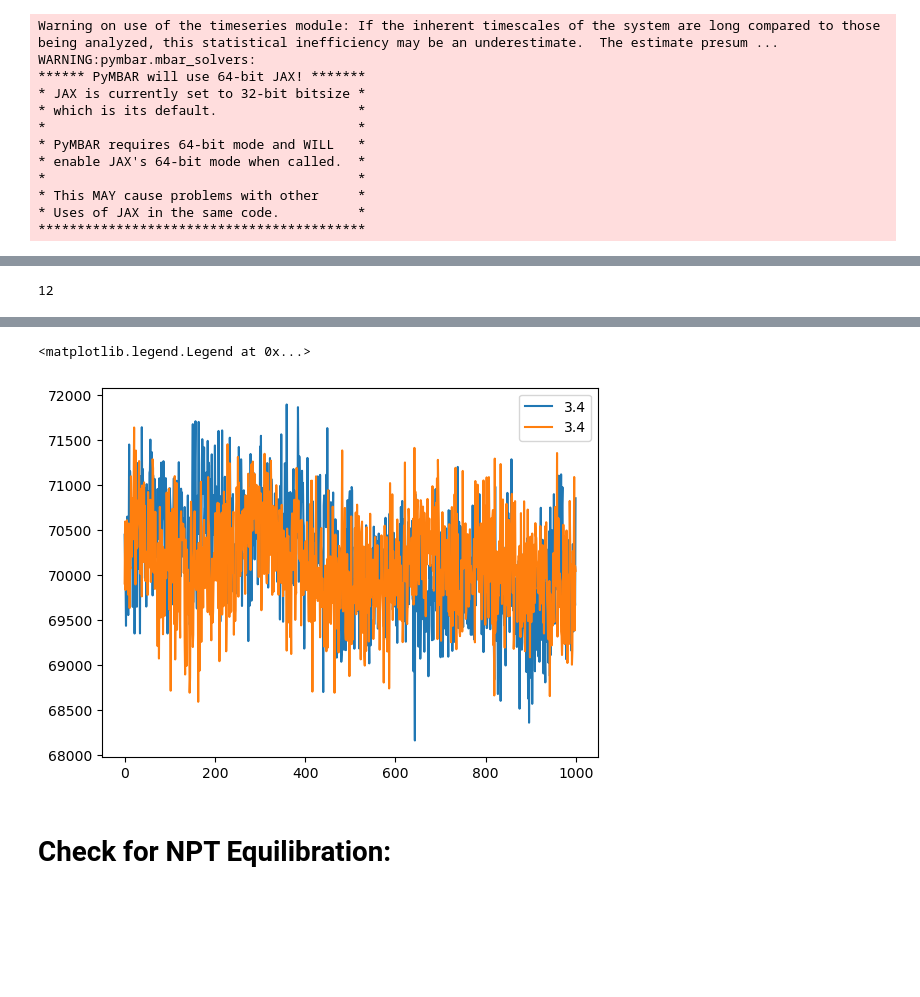
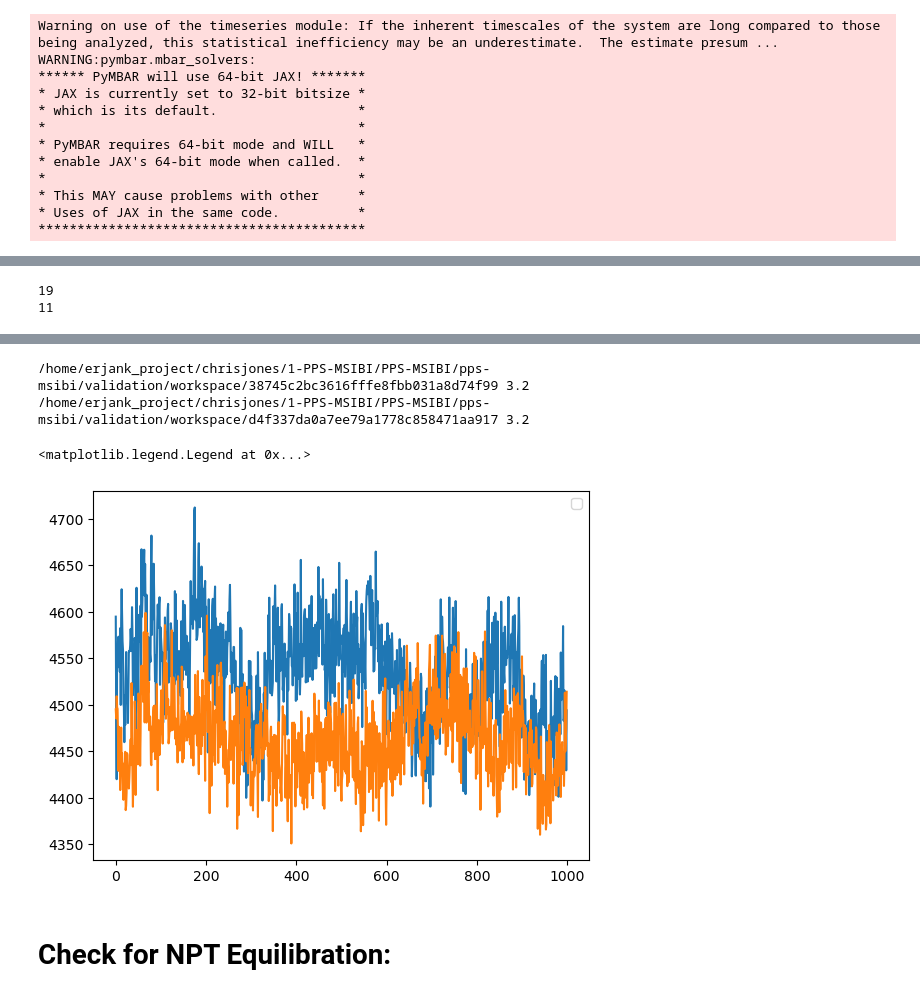
Before and after one commit to chrisjonesBSU/pps-msibi, a Jupyter notebook: notebooks/sampling-tg.ipynb, the cells around one changed output, grey strips where cells are left out. Saved outputs shown, nothing was run; the diff lists cells and outputs as text; code cells hidden in the pictures; blank space fills up the shorter version.

```diff
--- a/notebooks/sampling-tg.ipynb
+++ b/notebooks/sampling-tg.ipynb
@@ -43,23 +49,27 @@ for job in project.find_jobs({"doc.npt_equilibrated": True}):
 # %%
-len([j for j in project if j.doc.npt_equilibrated])
+print(len([j for j in project if j.doc.npt_equilibrated]))
+print(len([j for j in project if not j.doc.npt_equilibrated]))
 # %% [output]
-12
+19
+11
 # %%
 job_filter = {
     "remove_hydrogens": True,
     "remove_charges": False,
     #"pressure": 0.0013933,
-    "kT": 3.4
+    "kT": 3.2,
+    "doc.npt_equilibrated": False
 }
 for job in project.find_jobs(filter=job_filter):
-    data = np.genfromtxt(job.fn("log-npt0.txt"), names=True)
+    fpath = job.fn(f"log-npt{job.doc.npt_runs-1}.txt")
+    data = np.genfromtxt(fpath, names=True)
     temp = data["mdcomputeThermodynamicQuantitieskinetic_temperature"]
     vol = data["mdcomputeThermodynamicQuantitiesvolume"]
     pressure = data["mdcomputeThermodynamicQuantitiespressure"]
     pe = data["mdcomputeThermodynamicQuantitiespotential_energy"]
-    #plt.plot(vol[3600:])
+    plt.plot(vol[:])
     #plt.plot(temp[3950:])
-    plt.plot(pe[-1000:], label=job.sp.kT)
+    #plt.plot(pe[-1000:], label=job.sp.kT)
     print(job.path, job.sp.kT)
 
 plt.legend()
@@ -69,5 +78,7 @@ plt.legend()
-<matplotlib.legend.Legend at 0x...>
+/home/erjank_project/chrisjones/1-PPS-MSIBI/PPS-MSIBI/pps-msibi/validation/workspace/38745c2bc3616fffe8fbb031a8d74f99 3.2
+/home/erjank_project/chrisjones/1-PPS-MSIBI/PPS-MSIBI/pps-msibi/validation/workspace/d4f337da0a7ee79a1778c858471aa917 3.2
+<matplotlib.legend.Legend at 0x...>
-[figure, old version]
+[figure, new version]
 # %% [markdown]
 # Check for NPT Equilibration:
 # %%
```
Also changed, not shown: parts of 11 cells of this notebook.
